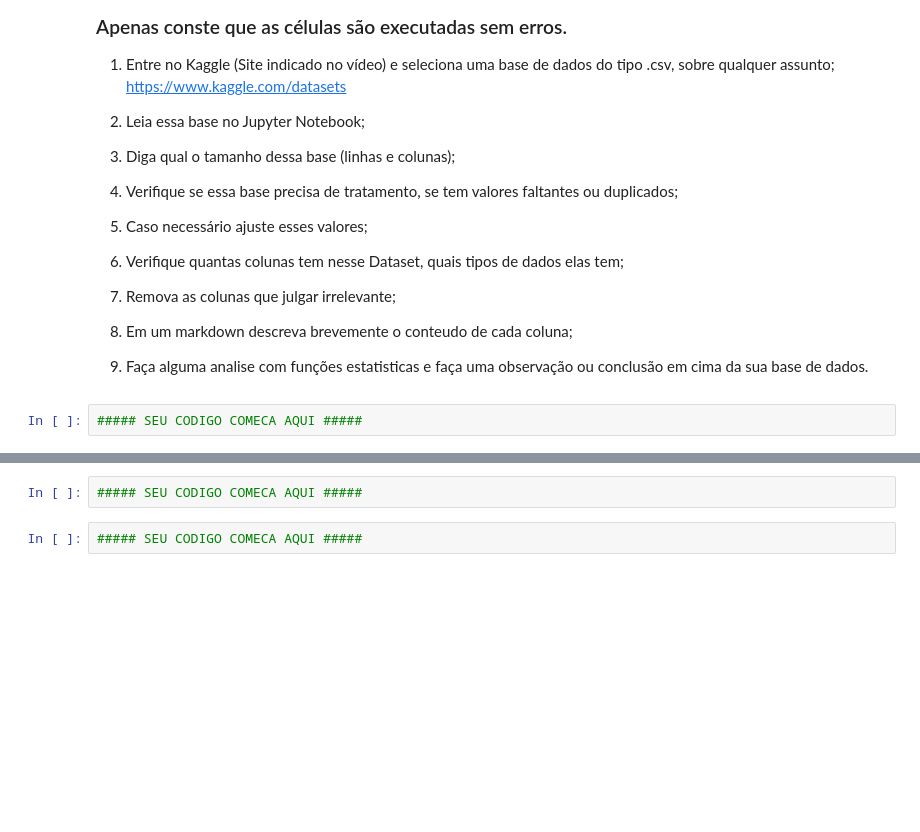
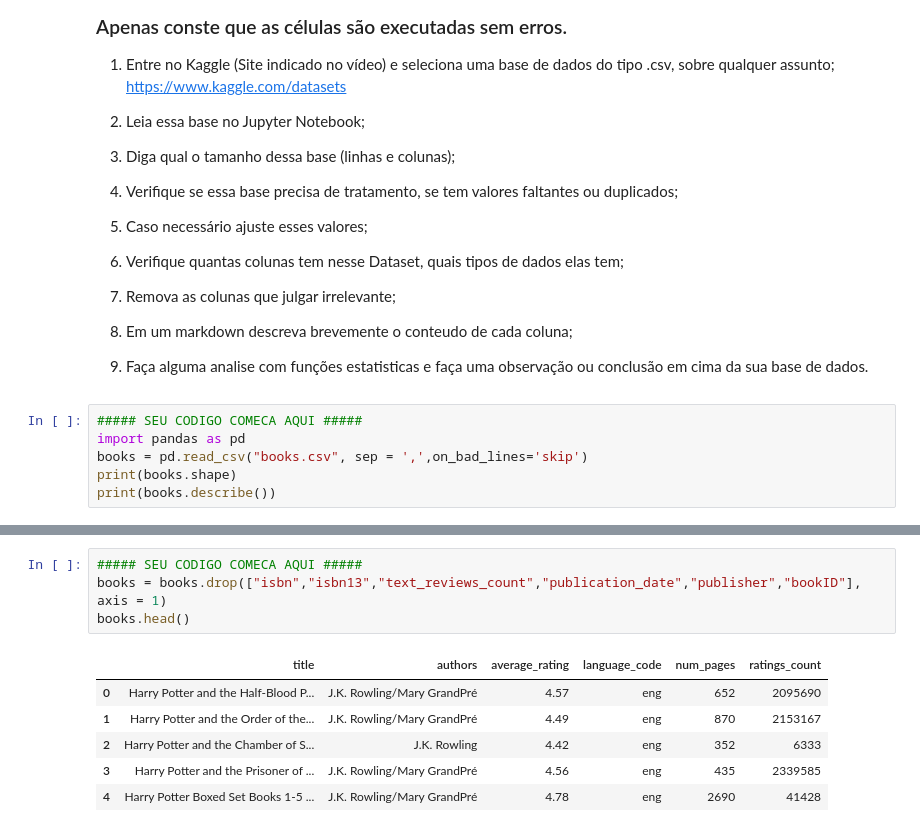
Before and after one commit to vitor-tatiama/CursoPython-Grupo2, a Jupyter notebook: André Pennini/Lista6-Pandas.ipynb, the cells around one changed output, grey strips where cells are left out. Drawn from its saved outputs; the diff is of its cells as text; blank space fills up the shorter version.

```diff
--- a/André Pennini/Lista6-Pandas.ipynb
+++ b/André Pennini/Lista6-Pandas.ipynb
@@ -374,3 +374,7 @@ filtro_linha2
 9) Faça alguma analise com funções estatisticas e faça uma observação ou conclusão em cima da sua base de dados.
 # %%
 ##### SEU CODIGO COMECA AQUI #####
+import pandas as pd
+books = pd.read_csv("books.csv", sep = ',',on_bad_lines='skip')
+print(books.shape)
+print(books.describe())
@@ -379,4 +421,11 @@ filtro_linha2
 # %%
 ##### SEU CODIGO COMECA AQUI #####
+books = books.drop(["isbn","isbn13","text_reviews_count","publication_date","publisher","bookID"], axis = 1)
+books.head()
+# %% [output]
+|  | title | authors | average_rating | language_code | num_pages | ratings_count |
+| 0 | Harry Potter and the Half-Blood P... | J.K. Rowling/Mary GrandPré | 4.57 | eng | 652 | 2095690 |
+| 1 | Harry Potter and the Order of the... | J.K. Rowling/Mary GrandPré | 4.49 | eng | 870 | 2153167 |
+| 2 | Harry Potter and the Chamber of S... | J.K. Rowling | 4.42 | eng | 352 | 6333 |
+| 3 | Harry Potter and the Prisoner of ... | J.K. Rowling/Mary GrandPré | 4.56 | eng | 435 | 2339585 |
+| 4 | Harry Potter Boxed Set Books 1-5 ... | J.K. Rowling/Mary GrandPré | 4.78 | eng | 2690 | 41428 |
-# %%
-##### SEU CODIGO COMECA AQUI #####
```
Also changed, not shown: parts of 6 cells of this notebook, 1 other file.
